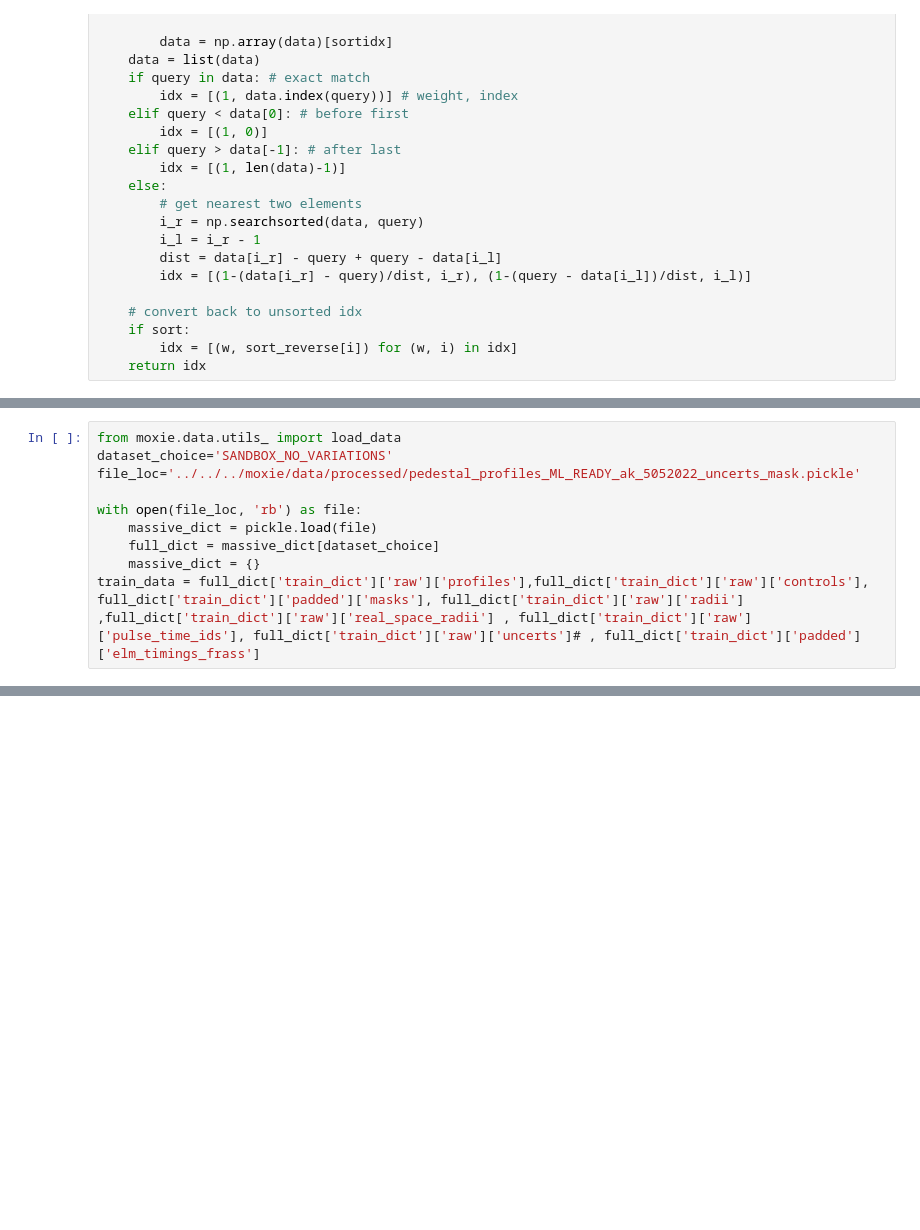
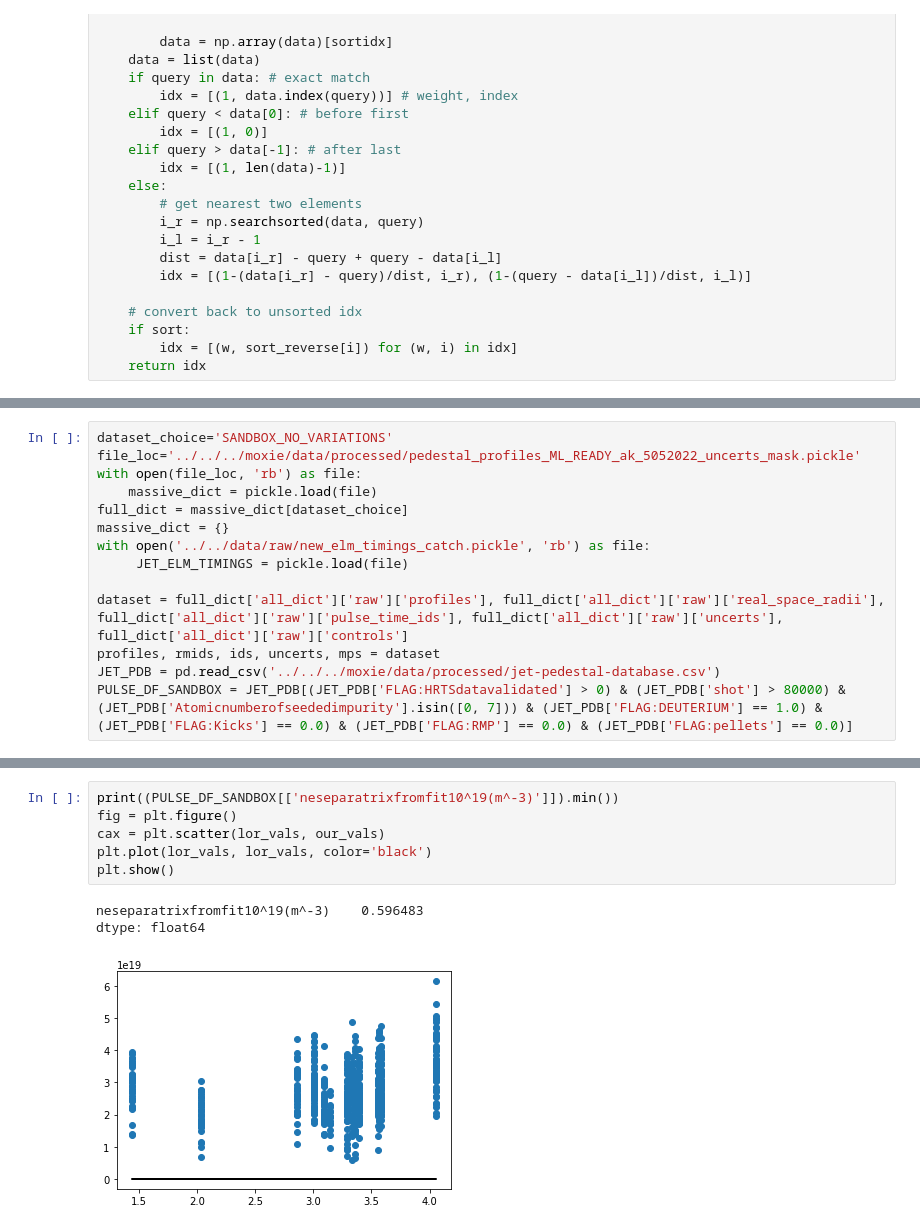
Before and after one commit to fusionby2030/moxie, a Jupyter notebook: experiments/Paper_Docs/pedestal_region_and_separatrix.ipynb, the cells around one changed output, grey strips where cells are left out. Saved outputs shown, nothing was run; the diff lists cells and outputs as text; blank space fills up the shorter version.

```diff
--- a/experiments/Paper_Docs/pedestal_region_and_separatrix.ipynb
+++ b/experiments/Paper_Docs/pedestal_region_and_separatrix.ipynb
@@ -117,13 +122,17 @@ def get_nearest_weighted_idx(query, data, sort=True):
 # %%
-from moxie.data.utils_ import load_data
 dataset_choice='SANDBOX_NO_VARIATIONS'
 file_loc='../../../moxie/data/processed/pedestal_profiles_ML_READY_ak_5052022_uncerts_mask.pickle'
-
 with open(file_loc, 'rb') as file:
     massive_dict = pickle.load(file)
-    full_dict = massive_dict[dataset_choice]
-    massive_dict = {}
-train_data = full_dict['train_dict']['raw']['profiles'],full_dict['train_dict']['raw']['controls'], full_dict['train_dict']['padded']['masks'], full_dict['train_dict']['raw']['radii'] ,full_dict['train_dict']['raw']['real_space_radii'] , full_dict['train_dict']['raw']['pulse_time_ids'], full_dict['train_dict']['raw']['uncerts']# , full_dict['train_dict']['padded']['elm_timings_frass']
+full_dict = massive_dict[dataset_choice]
+massive_dict = {}
+with open('../../data/raw/new_elm_timings_catch.pickle', 'rb') as file:
+     JET_ELM_TIMINGS = pickle.load(file)
+
+dataset = full_dict['all_dict']['raw']['profiles'], full_dict['all_dict']['raw']['real_space_radii'], full_dict['all_dict']['raw']['pulse_time_ids'], full_dict['all_dict']['raw']['uncerts'], full_dict['all_dict']['raw']['controls']
+profiles, rmids, ids, uncerts, mps = dataset
+JET_PDB = pd.read_csv('../../../moxie/data/processed/jet-pedestal-database.csv')
+PULSE_DF_SANDBOX = JET_PDB[(JET_PDB['FLAG:HRTSdatavalidated'] > 0) & (JET_PDB['shot'] > 80000) & (JET_PDB['Atomicnumberofseededimpurity'].isin([0, 7])) & (JET_PDB['FLAG:DEUTERIUM'] == 1.0) & (JET_PDB['FLAG:Kicks'] == 0.0) & (JET_PDB['FLAG:RMP'] == 0.0) & (JET_PDB['FLAG:pellets'] == 0.0)]
 # %%
 def pedestal_top(p, x, plot_result=False):
     # standardize signal
@@ -285,0 +399,10 @@ for i in range(i_s, i_s+20):
+# %%
+print((PULSE_DF_SANDBOX[['neseparatrixfromfit10^19(m^-3)']]).min())
+fig = plt.figure()
+cax = plt.scatter(lor_vals, our_vals)
+plt.plot(lor_vals, lor_vals, color='black')
+plt.show()
+# %% [output]
+neseparatrixfromfit10^19(m^-3)    0.596483
+dtype: float64
+[figure, added]
```
Also changed, not shown: parts of 8 cells of this notebook, 5 other files.
